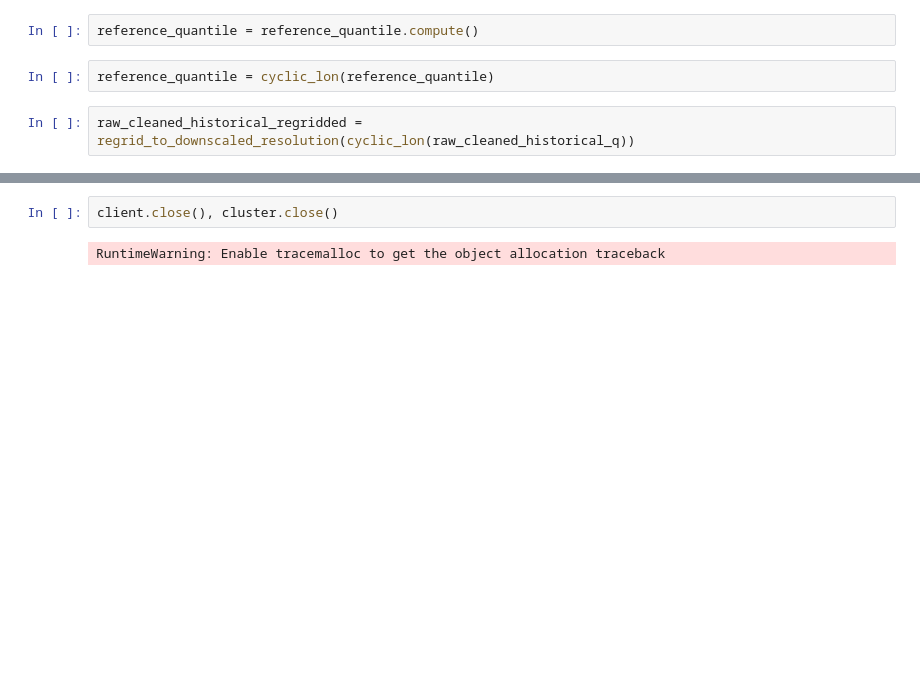
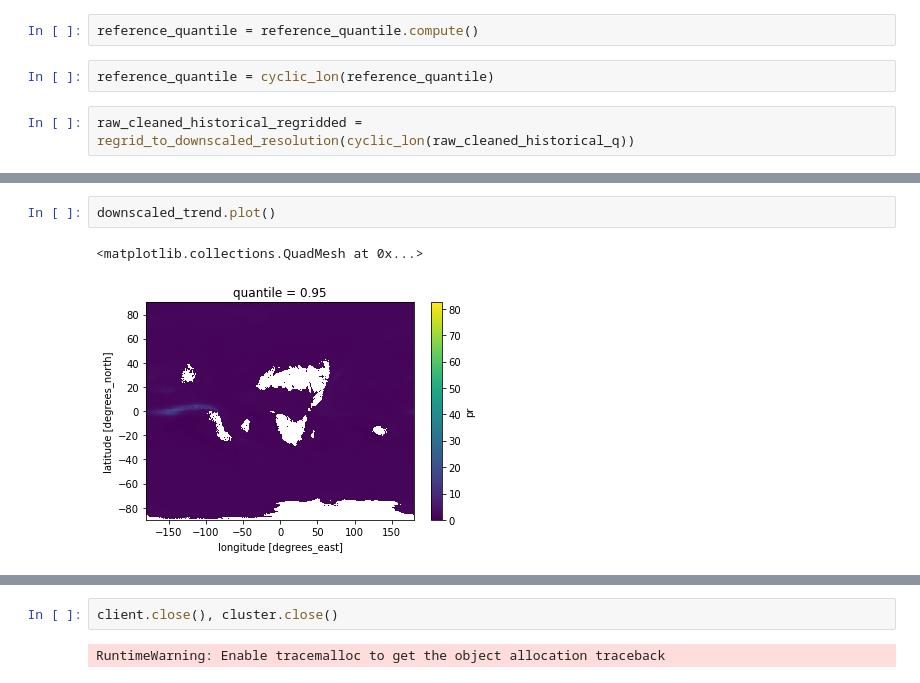
Before and after one commit to ClimateImpactLab/downscaleCMIP6, a Jupyter notebook: notebooks/paper_figures/precip_seasonal_quantile_trend.ipynb, the cells around one changed output, grey strips where cells are left out. Saved outputs shown, nothing was run; the diff lists cells and outputs as text; blank space fills up the shorter version.

```diff
--- a/notebooks/paper_figures/precip_seasonal_quantile_trend.ipynb
+++ b/notebooks/paper_figures/precip_seasonal_quantile_trend.ipynb
@@ -319,0 +326,5 @@ plt.savefig(figure_3_output_file_path, facecolor='white', bbox_inches='tight')
+# %%
+downscaled_trend.plot()
+# %% [output]
+<matplotlib.collections.QuadMesh at 0x...>
+[figure, added]
```
Also changed, not shown: parts of 10 cells of this notebook.
